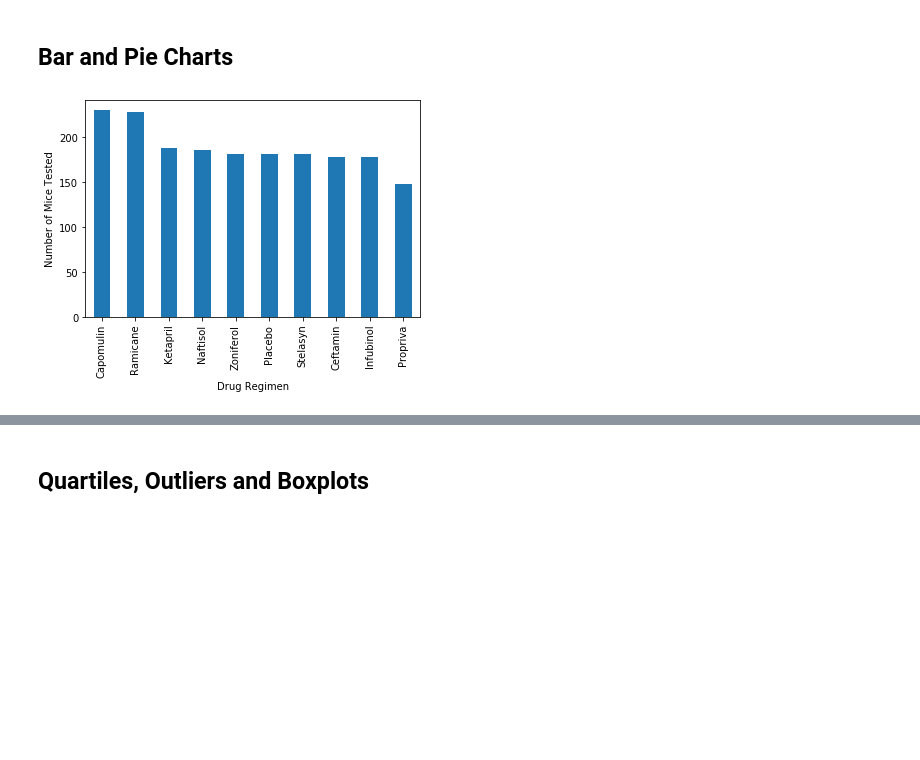
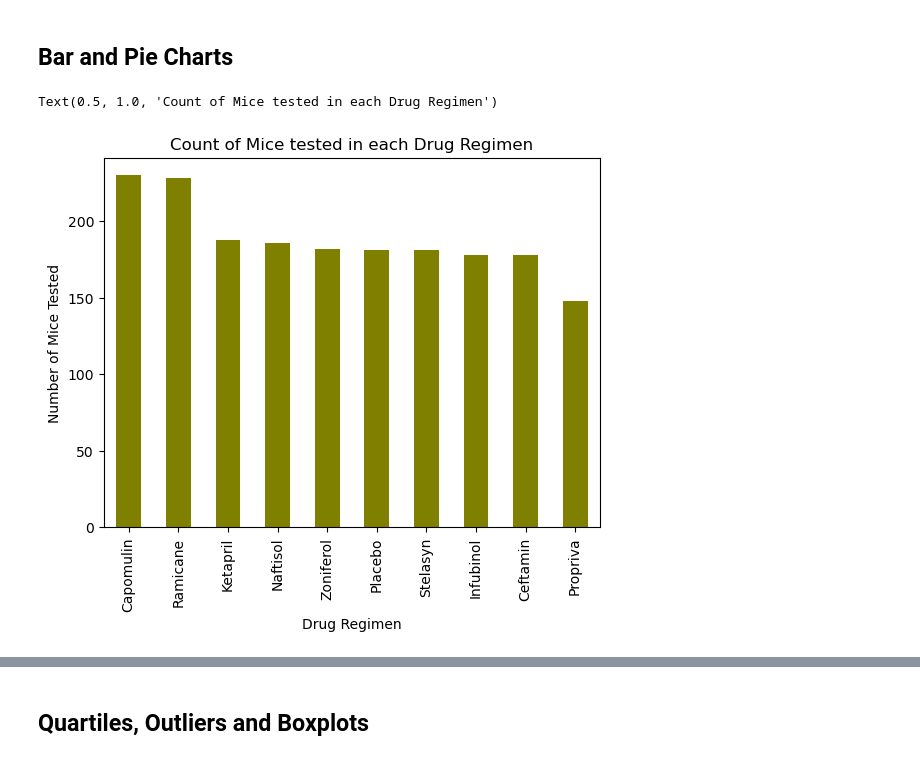
Before and after one commit to MuffinMuppet/Data-Visualization-in-Python, a Jupyter notebook: Matplotlib Challenge/Continue.ipynb, the cells around one changed output, grey strips where cells are left out. Saved outputs shown, nothing was run; the diff lists cells and outputs as text; code cells hidden in the pictures; blank space fills up the shorter version.

```diff
--- a/Matplotlib Challenge/Continue.ipynb
+++ b/Matplotlib Challenge/Continue.ipynb
@@ -10,6 +10,8 @@
 import matplotlib.pyplot as plt
 import pandas as pd
 import scipy.stats as st
+import numpy as np
+from scipy.stats import linregress
 
 # Study data files
 mouse_metadata_path = "data/Mouse_metadata.csv"
@@ -20,8 +22,8 @@ mouse_metadata = pd.read_csv(mouse_metadata_path)
 study_results = pd.read_csv(study_results_path)
 
 # Combine the data into a single dataset
-mouse_study_combo=pd.merge(study_results, mouse_metadata,how="left",on="Mouse ID")
-
+study_results = pd.merge(mouse_metadata,study_results, on="Mouse ID")
 # Display the data table for preview
-mouse_study_combo.head()
+study_results_df = pd.DataFrame(study_results)
+study_results_df.head()
 # %% [output]
@@ -67,3 +69,7 @@ duplicate_mice_id
 # %%
 # Create a clean DataFrame by dropping the duplicate mouse by its ID.
+clean_duplicate = study_results_df[study_results_df['Mouse ID'] != "g989"]
+
+clean_duplicate_df = pd.DataFrame(clean_duplicate)
+clean_duplicate_df
 # %% [output]
@@ -121,5 +152,12 @@ duplicate_mice_id
 ## Bar and Pie Charts
 # %%
 # Generate a bar plot showing the total number of timepoints for all mice tested for each drug regimen using Pandas.
+
+pandas_drug_plot= clean_duplicate_df["Drug Regimen"].value_counts()
+pandas_chart = pandas_drug_plot.plot.bar(color='Olive')
+plt.xlabel("Drug Regimen")
+plt.ylabel("Number of Mice Tested")
+plt.title("Count of Mice tested in each Drug Regimen")
 # %% [output]
+Text(0.5, 1.0, 'Count of Mice tested in each Drug Regimen')
-[figure, old version]
+[figure, new version]
```
Also changed, not shown: parts of 17 cells of this notebook.
